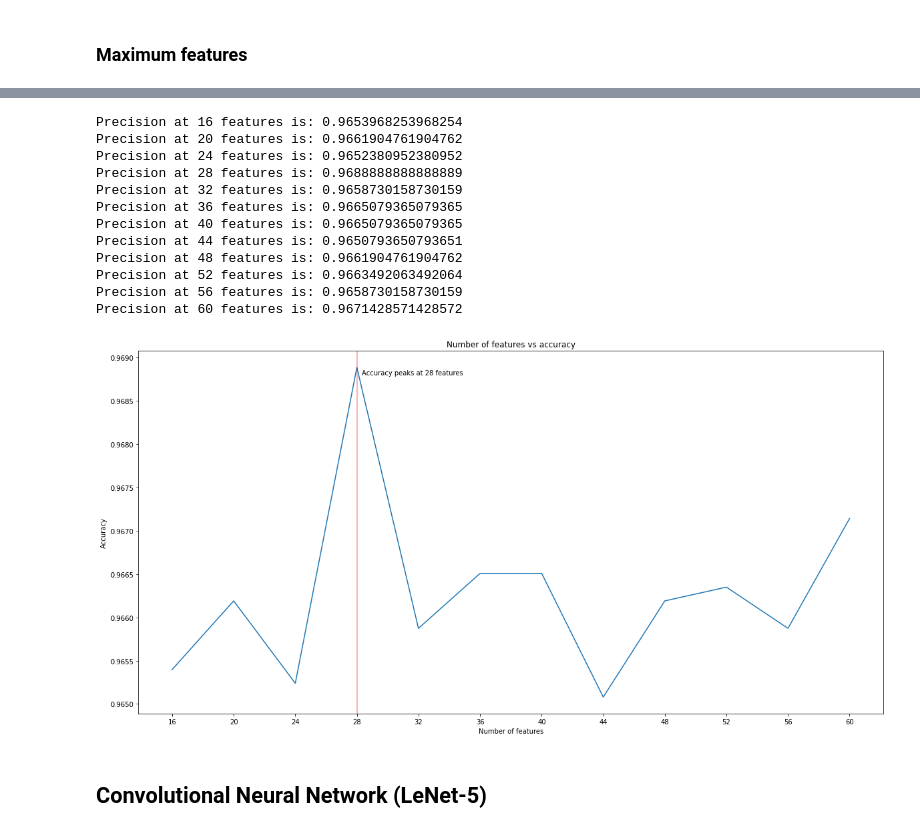
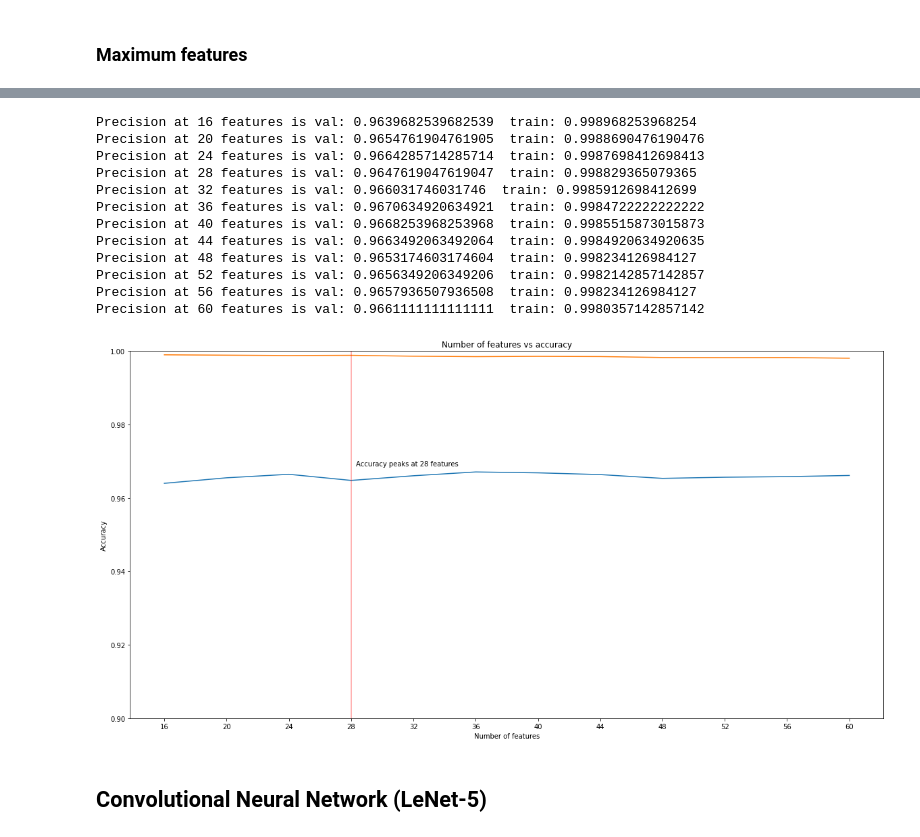
Before and after one commit to JohannaJo/INF264-project-3, a Jupyter notebook: Project 3.ipynb, the cells around one changed output, grey strips where cells are left out. Saved outputs shown, nothing was run; the diff lists cells and outputs as text; code cells hidden in the pictures.

```diff
--- a/Project 3.ipynb
+++ b/Project 3.ipynb
@@ -267,5 +278,6 @@ NameError: name 'acc_ntrees' is not defined
 # %%
-acc_ntrees2 = {} # Dictionary for keeping track of number of trees and accuracy
+val_acc_ntrees2 = {} # Dictionary for keeping track of number of trees and accuracy
+train_acc_ntrees2 = {} # Dictionary for keeping track of number of trees and accuracy
 runtime_ntrees = {}
 for i in range(25, 400, 25):
     clf = RandomForestClassifier(n_estimators = i, criterion = 'gini', max_depth = 17)
@@ -274,7 +286,9 @@ for i in range(25, 400, 25):
     stop = timeit.default_timer()
     #print('Runtime for trees', i, " is:", stop - start, "seconds")
     runtime_ntrees[i] = stop - start
-    score = clf.score(X_val_2d, y_val)
-    print("Precision at tree number", i , "is:", score)
-    acc_ntrees2[i] = score
+    val_score = clf.score(X_val_2d, y_val)
+    train_score = clf.score(X_train_2d, y_train)
+    print("Precision at tree number", i , "is val:", val_score, " train:", train_score)
+    val_acc_ntrees2[i] = val_score
+    train_acc_ntrees2[i] = train_score
 # %% [output]
@@ -320,15 +332,18 @@ dict_values([8.941289900000356, 18.20976359999986, 28.45397039999989, 36.6147588
 # %% [markdown]
 ### Maximum features
 # %%
-nfeatures_acc = {}
+val_nfeatures_acc = {}
+train_nfeatures_acc = {}
 runtime_nfeatures = {}
-for i in [1, 2, 4, 8, 16, 32, 64, 128, 256, 512, 782]:
+for i in [1, 2, 4, 8, 16, 32, 64, 128, 256, 512]:
     clf = RandomForestClassifier(n_estimators = 125, criterion = 'gini', max_depth = 17, max_features = i)
     start = timeit.default_timer()
     clf.fit(X_train_2d, y_train)
     stop = timeit.default_timer()
     runtime_nfeatures[i] = stop - start
-    score = clf.score(X_val_2d, y_val)
-    print("Precision at", i , "features is:", score)
-    nfeatures_acc[i] = score
+    val_score = clf.score(X_val_2d, y_val)
+    train_score = clf.score(X_train_2d, y_train)
+    print("Precision at", i , "features is val:", val_score, " train:", train_score)
+    val_nfeatures_acc[i] = val_score
+    train_nfeatures_acc[i] = train_score
 # %% [output]
@@ -374,38 +387,44 @@ plt.show()
 # %%
-nfeatures2_acc = {}
+val_nfeatures2_acc = {}
+train_nfeatures2_acc = {}
 for i in range(16, 64, 4):
     clf = RandomForestClassifier(n_estimators = 125, criterion = 'gini', max_depth = 17, max_features = i)
     clf.fit(X_train_2d, y_train)
-    score = clf.score(X_val_2d, y_val)
-    print("Precision at", i , "features is:", score)
-    nfeatures2_acc[i] = score
+    val_score = clf.score(X_val_2d, y_val)
+    train_score = clf.score(X_train_2d, y_train)
+    print("Precision at", i , "features is val:", val_score, " train:", train_score)
+    val_nfeatures2_acc[i] = val_score
+    train_nfeatures2_acc[i] = train_score
 # %% [output]
-Precision at 16 features is: 0.9653968253968254
-Precision at 20 features is: 0.9661904761904762
-Precision at 24 features is: 0.9652380952380952
-Precision at 28 features is: 0.9688888888888889
-Precision at 32 features is: 0.9658730158730159
-Precision at 36 features is: 0.9665079365079365
-Precision at 40 features is: 0.9665079365079365
-Precision at 44 features is: 0.9650793650793651
-Precision at 48 features is: 0.9661904761904762
-Precision at 52 features is: 0.9663492063492064
-Precision at 56 features is: 0.9658730158730159
-Precision at 60 features is: 0.9671428571428572
+Precision at 16 features is val: 0.9639682539682539  train: 0.998968253968254
+Precision at 20 features is val: 0.9654761904761905  train: 0.9988690476190476
+Precision at 24 features is val: 0.9664285714285714  train: 0.9987698412698413
+Precision at 28 features is val: 0.9647619047619047  train: 0.998829365079365
+Precision at 32 features is val: 0.966031746031746  train: 0.9985912698412699
+Precision at 36 features is val: 0.9670634920634921  train: 0.9984722222222222
+Precision at 40 features is val: 0.9668253968253968  train: 0.9985515873015873
+Precision at 44 features is val: 0.9663492063492064  train: 0.9984920634920635
+Precision at 48 features is val: 0.9653174603174604  train: 0.998234126984127
+Precision at 52 features is val: 0.9656349206349206  train: 0.9982142857142857
+Precision at 56 features is val: 0.9657936507936508  train: 0.998234126984127
+Precision at 60 features is val: 0.9661111111111111  train: 0.9980357142857142
 # %%
-nfeatures2_x = nfeatures2_acc.keys()
-nfeatures2_y = nfeatures2_acc.values()
+nfeatures2_x = val_nfeatures2_acc.keys()
+val_nfeatures2_y = val_nfeatures2_acc.values()
+train_nfeatures2_y = train_nfeatures2_acc.values()
 fig = plt.figure(figsize=(20,10))
-plt.plot(nfeatures2_x,nfeatures2_y)
+plt.plot(nfeatures2_x,val_nfeatures2_y)
+plt.plot(nfeatures2_x,train_nfeatures2_y)
 plt.title("Number of features vs accuracy")
 plt.ylabel('Accuracy')
 plt.xlabel('Number of features')
+plt.ylim(bottom=0.9, top = 1)
 plt.axvline(x=28, ymin=0, ymax=1, color = 'r', alpha = 0.4)
 plt.text(28.3, 0.9688, "Accuracy peaks at 28 features")
 plt.xticks(np.arange(16, 64, 4))
 plt.show()
 # %% [output]
-[figure, old version]
+[figure, new version]
 # %% [markdown]
 ## Convolutional Neural Network (LeNet-5)
 # %%
```
Also changed, not shown: parts of 22 cells of this notebook.
